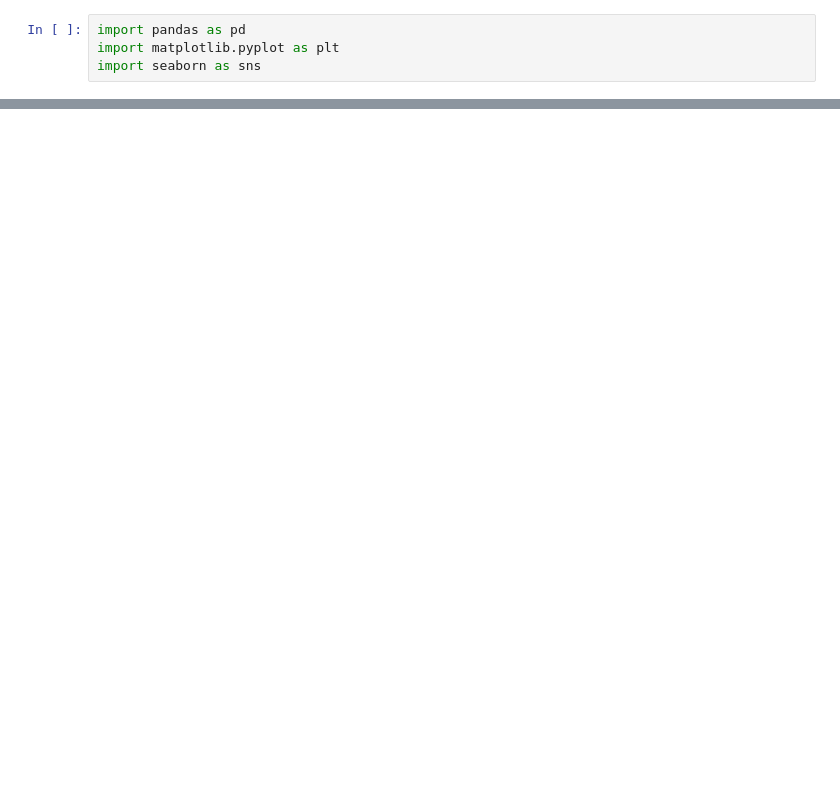
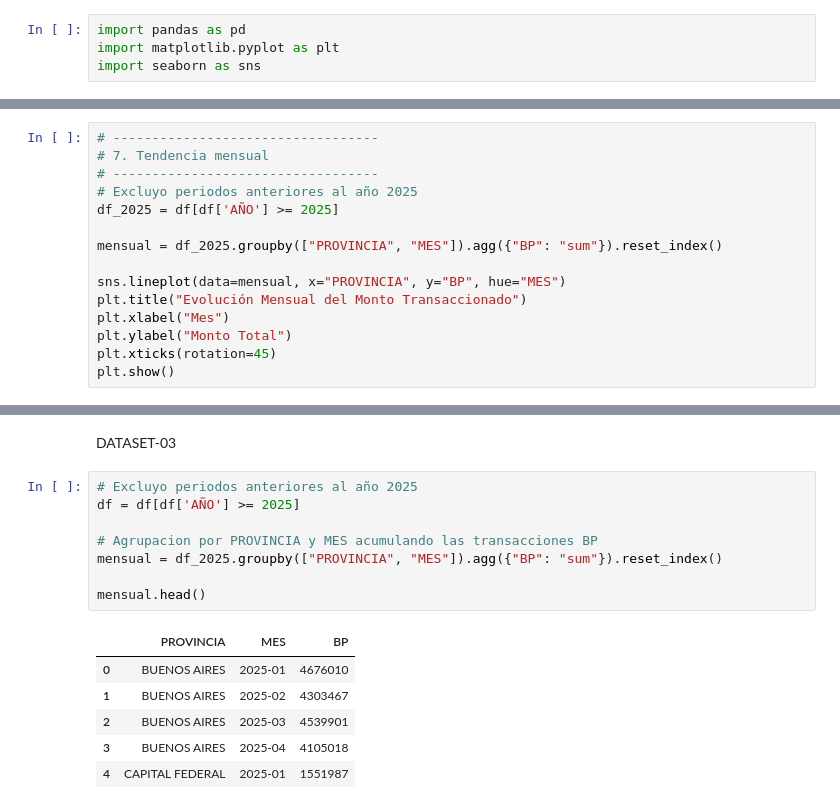
Before and after one commit to prieto-daniel/Data-Science-I, a Jupyter notebook: Entregables/datasets_prieto_03.ipynb, the cells around one changed output, grey strips where cells are left out. Drawn from its saved outputs; the diff is of its cells as text; blank space fills up the shorter version.

```diff
--- a/Entregables/datasets_prieto_03.ipynb
+++ b/Entregables/datasets_prieto_03.ipynb
@@ -45,0 +120,15 @@ plt.show()
+# %%
+# ----------------------------------
+# 7. Tendencia mensual
+# ----------------------------------
+# Excluyo periodos anteriores al año 2025
+df_2025 = df[df['AÑO'] >= 2025]
+
+mensual = df_2025.groupby(["PROVINCIA", "MES"]).agg({"BP": "sum"}).reset_index()
+
+sns.lineplot(data=mensual, x="PROVINCIA", y="BP", hue="MES")
+plt.title("Evolución Mensual del Monto Transaccionado")
+plt.xlabel("Mes")
+plt.ylabel("Monto Total")
+plt.xticks(rotation=45)
+plt.show()
@@ -45,0 +166,17 @@ plt.show()
+# %% [markdown]
+DATASET-03
+# %%
+# Excluyo periodos anteriores al año 2025
+df = df[df['AÑO'] >= 2025]
+
+# Agrupacion por PROVINCIA y MES acumulando las transacciones BP
+mensual = df_2025.groupby(["PROVINCIA", "MES"]).agg({"BP": "sum"}).reset_index()
+
+mensual.head()
+# %% [output]
+|  | PROVINCIA | MES | BP |
+| 0 | BUENOS AIRES | 2025-01 | 4676010 |
+| 1 | BUENOS AIRES | 2025-02 | 4303467 |
+| 2 | BUENOS AIRES | 2025-03 | 4539901 |
+| 3 | BUENOS AIRES | 2025-04 | 4105018 |
+| 4 | CAPITAL FEDERAL | 2025-01 | 1551987 |
```
Also changed, not shown: parts of 14 cells of this notebook.
